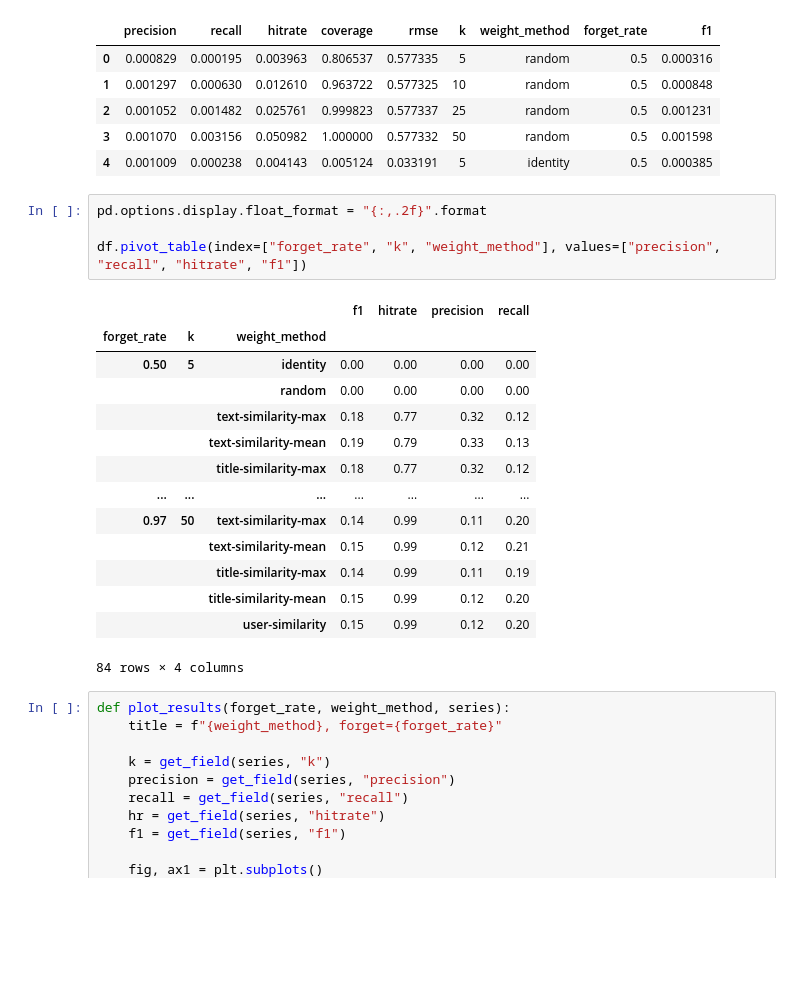
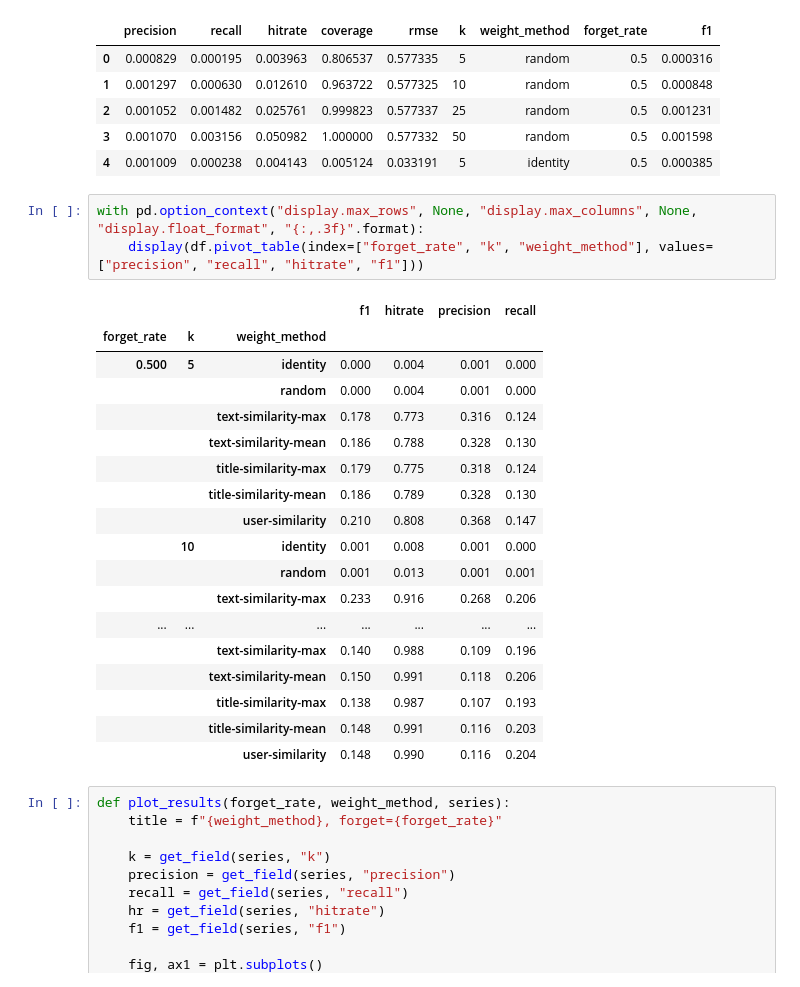
Before and after one commit to tmscer/bthesis, a Jupyter notebook: src/main.ipynb, the cells around one changed output. Saved outputs shown, nothing was run; the diff lists cells and outputs as text; blank space fills up the shorter version.

Commit message:
Display whole pivot results table

```diff
--- a/src/main.ipynb
+++ b/src/main.ipynb
@@ -454,24 +454,27 @@ df.head()
 | 3 | 0.001070 | 0.003156 | 0.050982 | 1.000000 | 0.577332 | 50 | random | 0.5 | 0.001598 |
 | 4 | 0.001009 | 0.000238 | 0.004143 | 0.005124 | 0.033191 | 5 | identity | 0.5 | 0.000385 |
 # %%
-pd.options.display.float_format = "{:,.2f}".format
-
-df.pivot_table(index=["forget_rate", "k", "weight_method"], values=["precision", "recall", "hitrate", "f1"])
+with pd.option_context("display.max_rows", None, "display.max_columns", None, "display.float_format", "{:,.3f}".format):
+	display(df.pivot_table(index=["forget_rate", "k", "weight_method"], values=["precision", "recall", "hitrate", "f1"]))
 # %% [output]
 |  |  |  | f1 | hitrate | precision | recall |
 | forget_rate | k | weight_method |  |  |  |  |
-| 0.50 | 5 | identity | 0.00 | 0.00 | 0.00 | 0.00 |
-|  |  | random | 0.00 | 0.00 | 0.00 | 0.00 |
-|  |  | text-similarity-max | 0.18 | 0.77 | 0.32 | 0.12 |
-|  |  | text-similarity-mean | 0.19 | 0.79 | 0.33 | 0.13 |
-|  |  | title-similarity-max | 0.18 | 0.77 | 0.32 | 0.12 |
+| 0.500 | 5 | identity | 0.000 | 0.004 | 0.001 | 0.000 |
+|  |  | random | 0.000 | 0.004 | 0.001 | 0.000 |
+|  |  | text-similarity-max | 0.178 | 0.773 | 0.316 | 0.124 |
+|  |  | text-similarity-mean | 0.186 | 0.788 | 0.328 | 0.130 |
+|  |  | title-similarity-max | 0.179 | 0.775 | 0.318 | 0.124 |
+|  |  | title-similarity-mean | 0.186 | 0.789 | 0.328 | 0.130 |
+|  |  | user-similarity | 0.210 | 0.808 | 0.368 | 0.147 |
+|  | 10 | identity | 0.001 | 0.008 | 0.001 | 0.000 |
+|  |  | random | 0.001 | 0.013 | 0.001 | 0.001 |
+|  |  | text-similarity-max | 0.233 | 0.916 | 0.268 | 0.206 |
 | ... | ... | ... | ... | ... | ... | ... |
-| 0.97 | 50 | text-similarity-max | 0.14 | 0.99 | 0.11 | 0.20 |
-|  |  | text-similarity-mean | 0.15 | 0.99 | 0.12 | 0.21 |
-|  |  | title-similarity-max | 0.14 | 0.99 | 0.11 | 0.19 |
-|  |  | title-similarity-mean | 0.15 | 0.99 | 0.12 | 0.20 |
-|  |  | user-similarity | 0.15 | 0.99 | 0.12 | 0.20 |
+|  |  | text-similarity-max | 0.140 | 0.988 | 0.109 | 0.196 |
+|  |  | text-similarity-mean | 0.150 | 0.991 | 0.118 | 0.206 |
+|  |  | title-similarity-max | 0.138 | 0.987 | 0.107 | 0.193 |
+|  |  | title-similarity-mean | 0.148 | 0.991 | 0.116 | 0.203 |
+|  |  | user-similarity | 0.148 | 0.990 | 0.116 | 0.204 |
-84 rows × 4 columns
 # %%
 def plot_results(forget_rate, weight_method, series):
 	title = f"{weight_method}, forget={forget_rate}"
```
